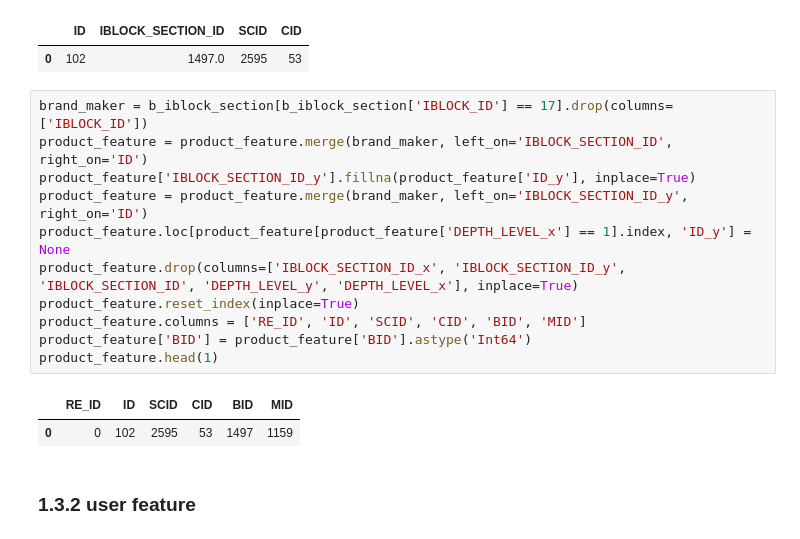
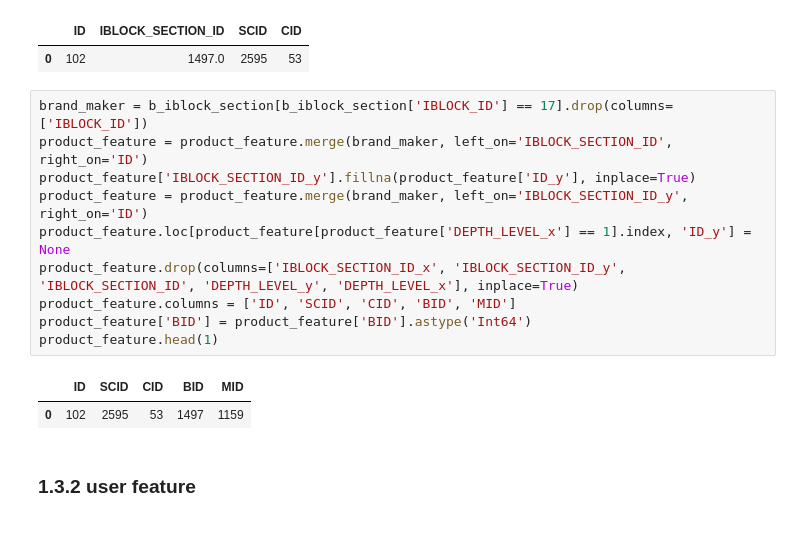
Before and after one commit to suthipongg/Similarity_model, a Jupyter notebook: db_cosmenet/recommender_data.ipynb, the cells around one changed output. Drawn from its saved outputs; the diff is of its cells as text.

```diff
--- a/db_cosmenet/recommender_data.ipynb
+++ b/db_cosmenet/recommender_data.ipynb
@@ -61,17 +62,16 @@ product_feature.head(1)
 # %%
 brand_maker = b_iblock_section[b_iblock_section['IBLOCK_ID'] == 17].drop(columns=['IBLOCK_ID'])
 product_feature = product_feature.merge(brand_maker, left_on='IBLOCK_SECTION_ID', right_on='ID')
 product_feature['IBLOCK_SECTION_ID_y'].fillna(product_feature['ID_y'], inplace=True)
 product_feature = product_feature.merge(brand_maker, left_on='IBLOCK_SECTION_ID_y', right_on='ID')
 product_feature.loc[product_feature[product_feature['DEPTH_LEVEL_x'] == 1].index, 'ID_y'] = None
 product_feature.drop(columns=['IBLOCK_SECTION_ID_x', 'IBLOCK_SECTION_ID_y', 'IBLOCK_SECTION_ID', 'DEPTH_LEVEL_y', 'DEPTH_LEVEL_x'], inplace=True)
-product_feature.reset_index(inplace=True)
-product_feature.columns = ['RE_ID', 'ID', 'SCID', 'CID', 'BID', 'MID']
+product_feature.columns = ['ID', 'SCID', 'CID', 'BID', 'MID']
 product_feature['BID'] = product_feature['BID'].astype('Int64')
 product_feature.head(1)
 # %% [output]
-|  | RE_ID | ID | SCID | CID | BID | MID |
-| 0 | 0 | 102 | 2595 | 53 | 1497 | 1159 |
+|  | ID | SCID | CID | BID | MID |
+| 0 | 102 | 2595 | 53 | 1497 | 1159 |
 # %% [markdown]
 ### 1.3.2 user feature
 # %%
```
Also changed, not shown: parts of 87 cells of this notebook, 2 other files.
